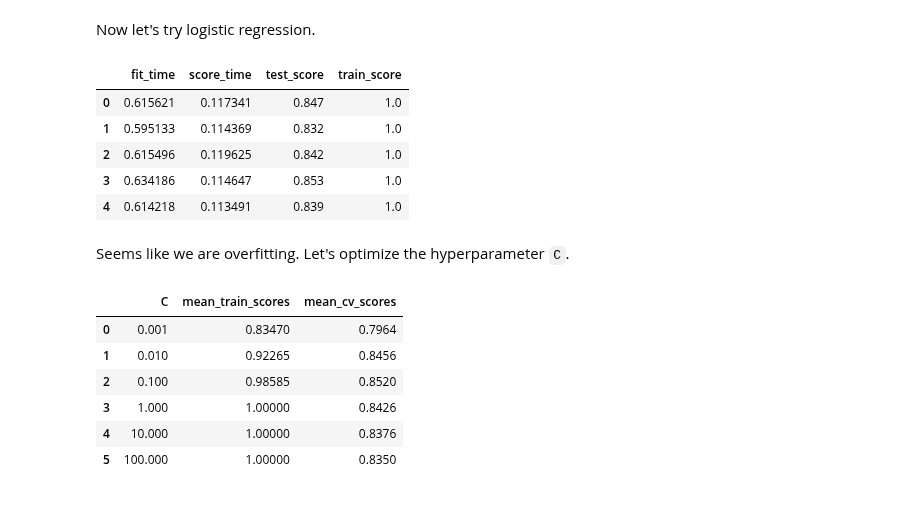
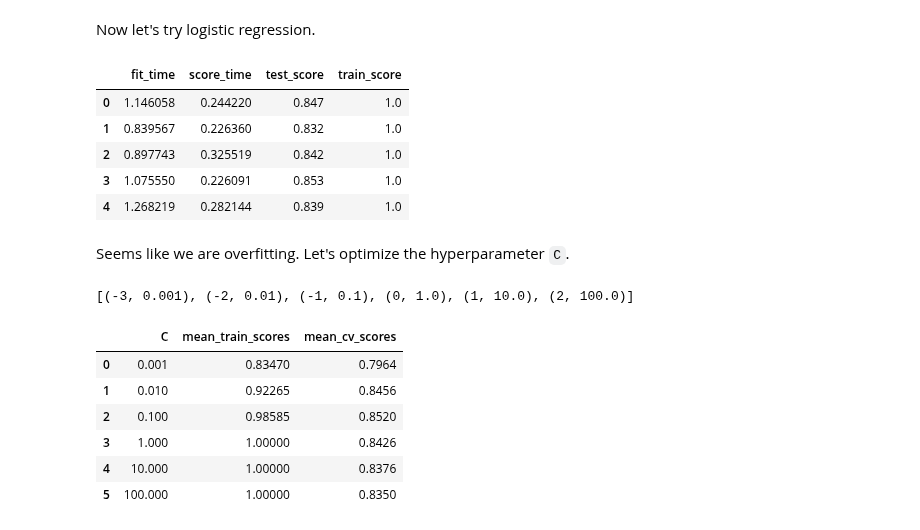
Before and after one commit to UBC-CS/cpsc330-2023s, a Jupyter notebook: lectures/07_linear-models.ipynb, the cells around one changed output. Cells and saved outputs as stored; diff of their text form; code cells hidden in the pictures.

```diff
--- a/lectures/07_linear-models.ipynb
+++ b/lectures/07_linear-models.ipynb
@@ -1234,20 +1191,24 @@ We have a balanced dataset. So the `DummyClassifier` score is around 0.5.
 Now let's try logistic regression.
 # %%
 pipe_lr = make_pipeline(
-    CountVectorizer(stop_words="english", max_features=10000),
+    CountVectorizer(stop_words="english", max_features=10_000),
     LogisticRegression(max_iter=1000),
 )
 scores = cross_validate(pipe_lr, X_train, y_train, return_train_score=True)
 pd.DataFrame(scores)
 # %% [output]
 |  | fit_time | score_time | test_score | train_score |
-| 0 | 0.615621 | 0.117341 | 0.847 | 1.0 |
-| 1 | 0.595133 | 0.114369 | 0.832 | 1.0 |
-| 2 | 0.615496 | 0.119625 | 0.842 | 1.0 |
-| 3 | 0.634186 | 0.114647 | 0.853 | 1.0 |
-| 4 | 0.614218 | 0.113491 | 0.839 | 1.0 |
+| 0 | 1.146058 | 0.244220 | 0.847 | 1.0 |
+| 1 | 0.839567 | 0.226360 | 0.832 | 1.0 |
+| 2 | 0.897743 | 0.325519 | 0.842 | 1.0 |
+| 3 | 1.075550 | 0.226091 | 0.853 | 1.0 |
+| 4 | 1.268219 | 0.282144 | 0.839 | 1.0 |
 # %% [markdown]
 Seems like we are overfitting. Let's optimize the hyperparameter `C`.
+# %%
+list(zip(np.arange(-3, 3, 1), 10.0 ** np.arange(-3, 3, 1)))
+# %% [output]
+[(-3, 0.001), (-2, 0.01), (-1, 0.1), (0, 1.0), (1, 10.0), (2, 100.0)]
 # %%
 scores_dict = {
     "C": 10.0 ** np.arange(-3, 3, 1),
```
Also changed, not shown: parts of 43 cells of this notebook.
